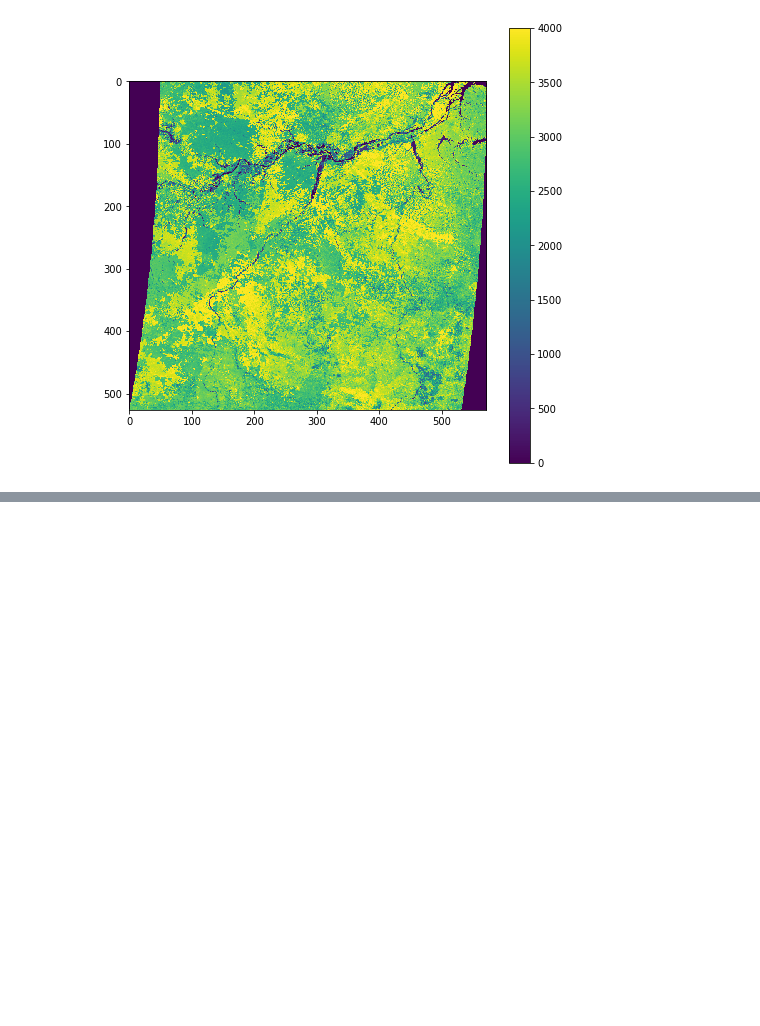
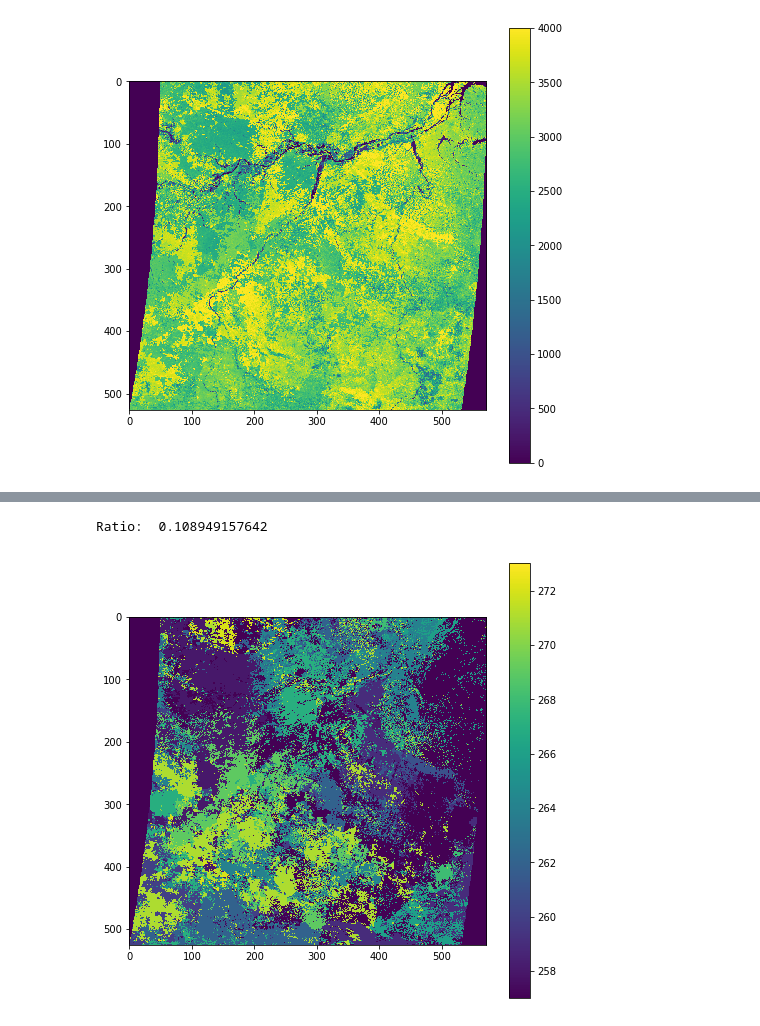
Before and after one commit to Sciguymjm/super-resolution, a Jupyter notebook: data/goes-composite.ipynb, the cells around one changed output, grey strips where cells are left out. Saved outputs shown, nothing was run; the diff lists cells and outputs as text; code cells hidden in the pictures; blank space fills up the shorter version.

```diff
--- a/data/goes-composite.ipynb
+++ b/data/goes-composite.ipynb
@@ -240,9 +239,0 @@ datetime.datetime(2017, 9, 14, 13, 27)
-# %%
-for i, f in enumerate(veggies):
-    f = os.path.basename(f)
-    print f
-    gyear = f[32:36]
-    gdoy = f[36:39]
-    gdate = datetime.datetime(int(gyear), 1, 1) + datetime.timedelta(int(gdoy) - 1)
-
-    print gdoy, gyear, gdate
@@ -248,0 +352,11 @@ for i, f in enumerate(veggies):
+# %%
+# Resize doy array
+# resize using nn
+resized_doy = scipy.ndimage.zoom(doy_arr, data.GetGeoTransform()[1] / cxres, order=0)
+plt.imshow(resized_doy)
+plt.clim(doy, doy+16)
+_ = plt.colorbar()
+print 'Ratio: ', xres / cxres
+# %% [output]
+Ratio:  0.108949157642
+[figure, added]
```
Also changed, not shown: parts of 16 cells of this notebook.
